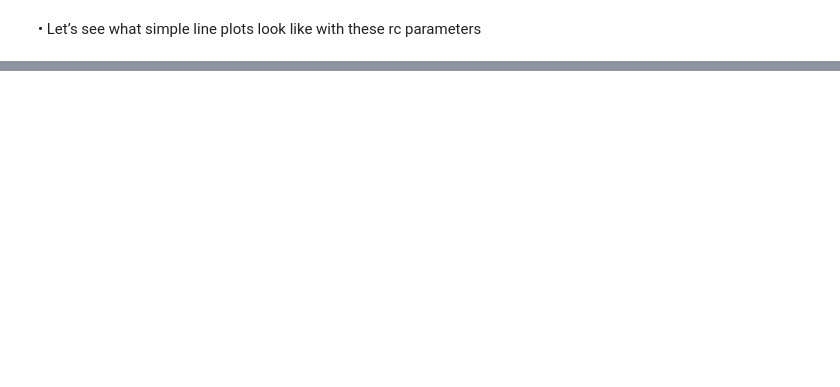
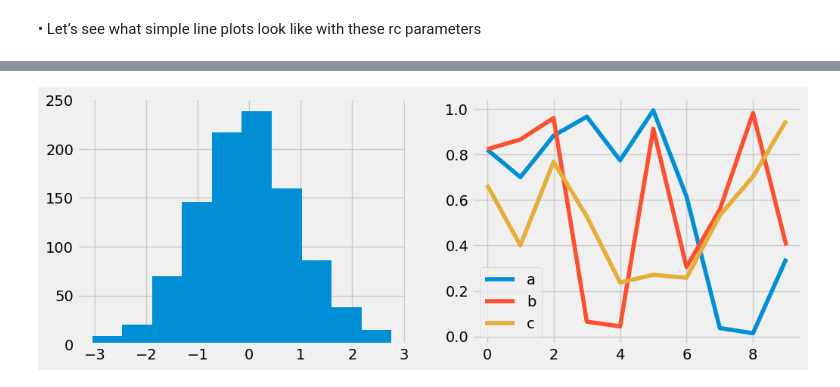
Before and after one commit to rajesh1994/python_excercise_programiz, a Jupyter notebook: python/11_matplotlib/python_for_datascience_handbook/11. Customizing Matplotlib - Configurations and Stylesheets.ipynb, the cells around one changed output, grey strips where cells are left out. Cells and saved outputs as stored; diff of their text form; code cells hidden in the pictures; blank space fills up the shorter version.

```diff
--- a/python/11_matplotlib/python_for_datascience_handbook/11. Customizing Matplotlib - Configurations and Stylesheets.ipynb
+++ b/python/11_matplotlib/python_for_datascience_handbook/11. Customizing Matplotlib - Configurations and Stylesheets.ipynb
@@ -100,0 +169,5 @@ for i in range(4):
+# %%
+with plt.style.context("fivethirtyeight"):
+    hist_and_lines()
+# %% [output]
+[figure, added]
```
Also changed, not shown: parts of 29 cells of this notebook.
